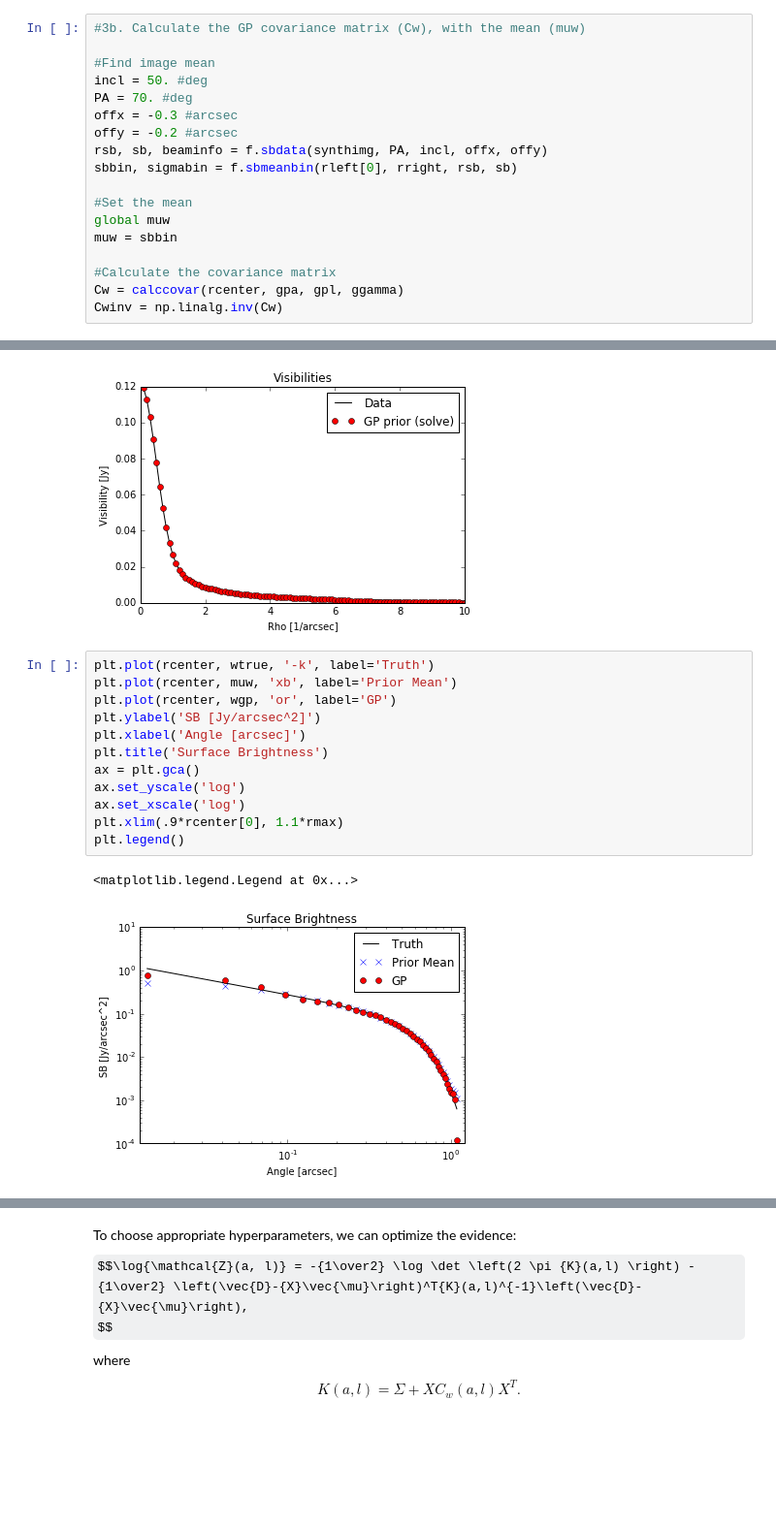
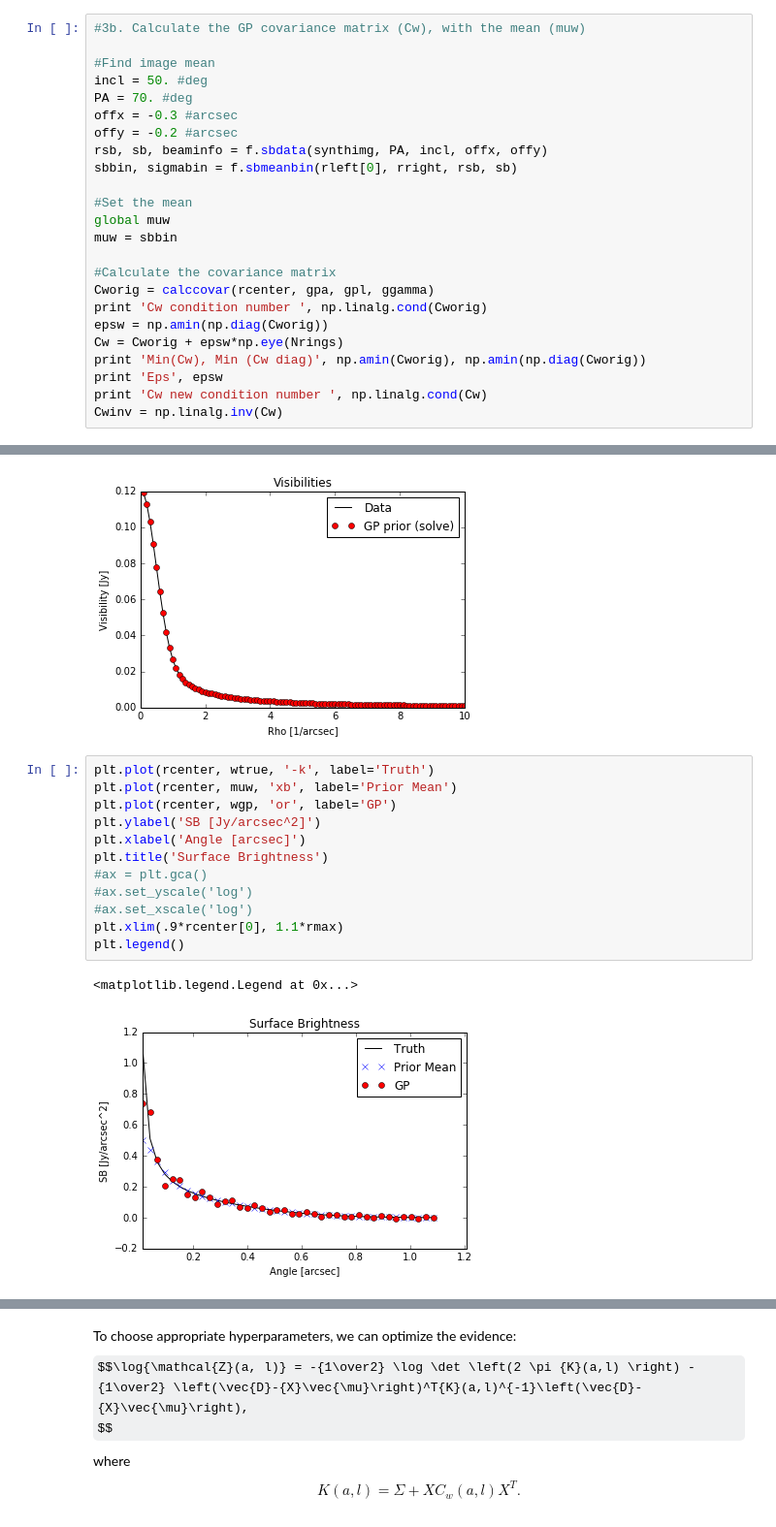
Before and after one commit to tripathi/D3SB, a Jupyter notebook: LinearSolnwithDataCreation.ipynb, the cells around one changed output, grey strips where cells are left out. Shown at 97% size. Cells and saved outputs as stored; diff of their text form; some formulas as TeX source; blank space fills up the shorter version.

```diff
--- a/LinearSolnwithDataCreation.ipynb
+++ b/LinearSolnwithDataCreation.ipynb
@@ -204,5 +204,11 @@ global muw
 muw = sbbin
 
 #Calculate the covariance matrix
-Cw = calccovar(rcenter, gpa, gpl, ggamma)
+Cworig = calccovar(rcenter, gpa, gpl, ggamma)
+print 'Cw condition number ', np.linalg.cond(Cworig)
+epsw = np.amin(np.diag(Cworig))
+Cw = Cworig + epsw*np.eye(Nrings)
+print 'Min(Cw), Min (Cw diag)', np.amin(Cworig), np.amin(np.diag(Cworig))
+print 'Eps', epsw
+print 'Cw new condition number ', np.linalg.cond(Cw)
 Cwinv = np.linalg.inv(Cw)
@@ -241,15 +252,15 @@ plt.legend()
 # %%
 plt.plot(rcenter, wtrue, '-k', label='Truth')
 plt.plot(rcenter, muw, 'xb', label='Prior Mean')
 plt.plot(rcenter, wgp, 'or', label='GP')
 plt.ylabel('SB [Jy/arcsec^2]')
 plt.xlabel('Angle [arcsec]')
 plt.title('Surface Brightness')
-ax = plt.gca()
-ax.set_yscale('log')
-ax.set_xscale('log')
+#ax = plt.gca()
+#ax.set_yscale('log')
+#ax.set_xscale('log')
 plt.xlim(.9*rcenter[0], 1.1*rmax)
 plt.legend()
 # %% [output]
 <matplotlib.legend.Legend at 0x...>
-[figure, old version]
+[figure, new version]
```
Also changed, not shown: parts of 13 cells of this notebook.
